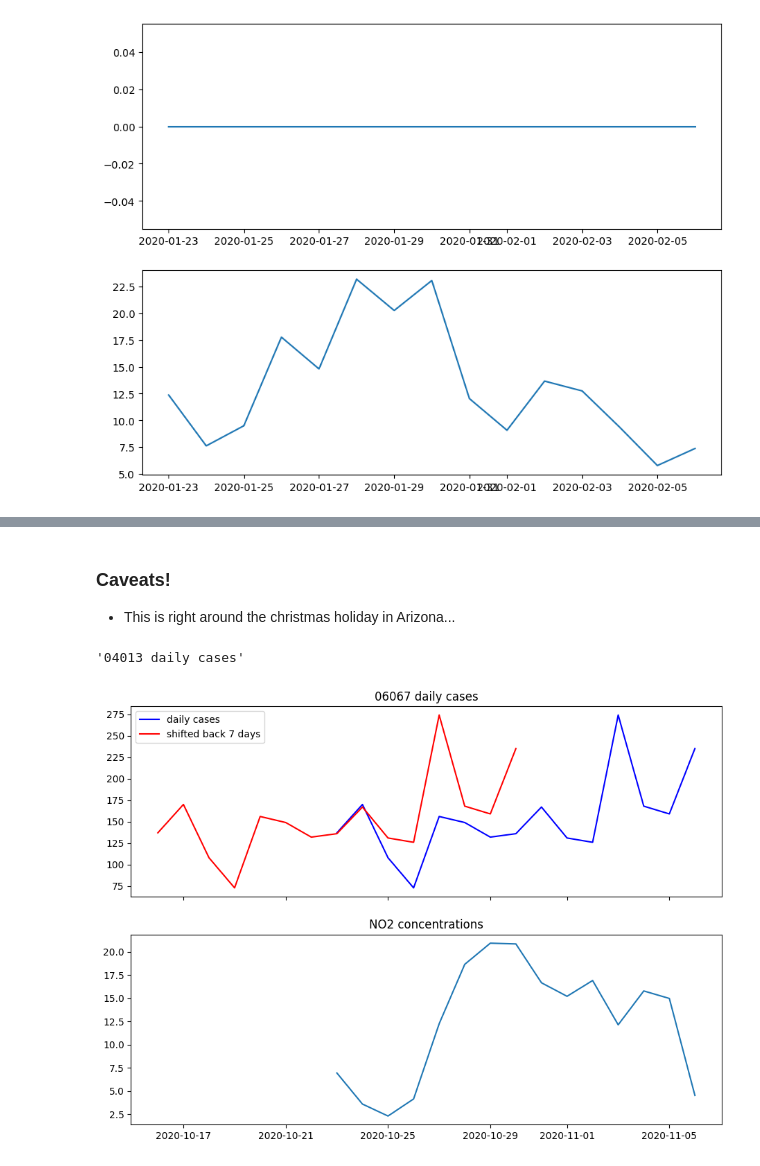
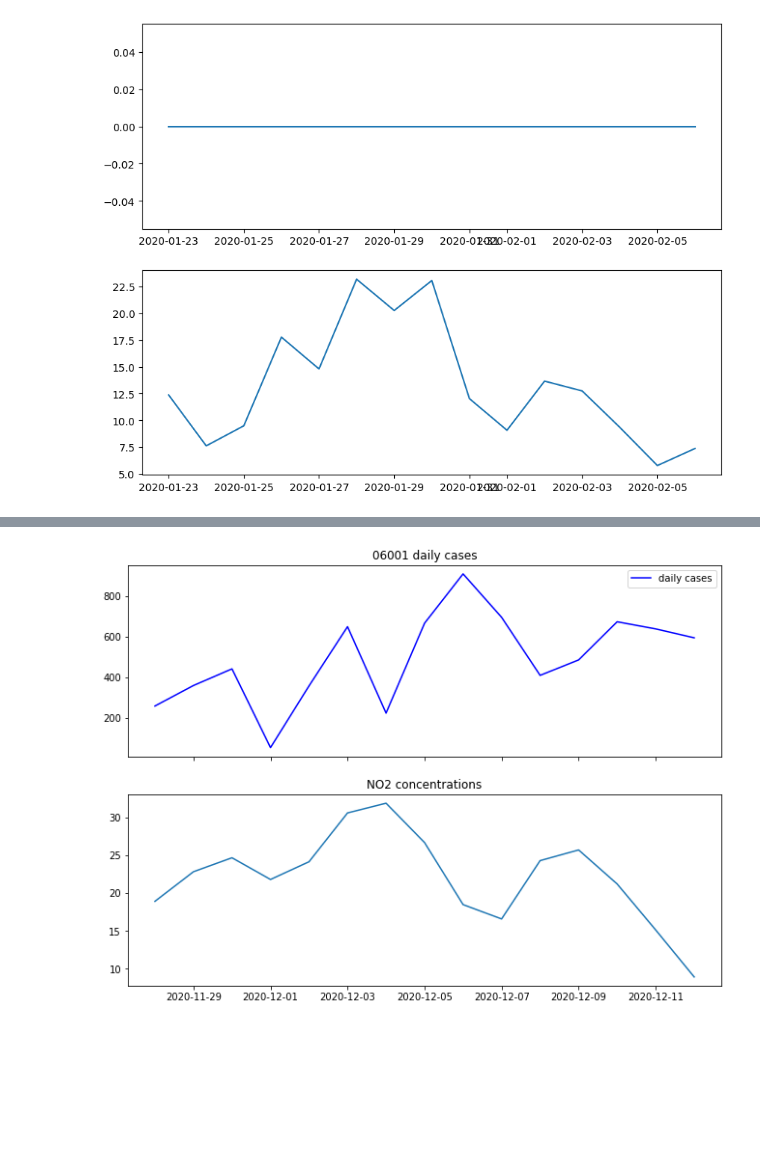
Before and after one commit to richstrouss/capstone, a Jupyter notebook: avk_data_investigation.ipynb, the cells around one changed output, grey strips where cells are left out. Cells and saved outputs as stored; diff of their text form; code cells hidden in the pictures; blank space fills up the shorter version.

```diff
--- a/avk_data_investigation.ipynb
+++ b/avk_data_investigation.ipynb
@@ -535,6 +504,0 @@ al_raw = no2df[no2df['fips'] == '01073'][['Arithmetic Mean']]
-# %%
-first_case_date = pd.Timestamp('2020-1-20')
-rolling_peaks_dict = {}
-for artup in no2rolling_peak.values:
-    tup = artup[0]
-    rolling_peaks_dict[tup[0]] = tup[1]
@@ -595,11 +554,0 @@ get_county_from_fips("04013")
-# %%
-tfip = "04013"
-center_date = ex_dict[tfip]
-
-covdf2 = load_and_augment_fips(tfip)
-fig, axs = plt.subplots(2,1,figsize =(10,8))
-no2_vals = no2df[no2df['fips'] == tfip].loc[center_date - offset:center_date+offset]["Arithmetic Mean"]
-cov_interval = covdf2.loc[center_date - offset:center_date+offset]
-
-axs[0].plot(cov_interval['daily_new_cases'])
-axs[1].plot(no2_vals)
@@ -609,11 +554,0 @@ axs[1].plot(no2_vals)
-# %%
-temp = cov_interval.copy()
-fig, axs = plt.subplots(2,1,figsize =(14,11), sharex='col')
-no2_vals = no2df[no2df['fips'] == tfip].loc[center_date - 2*offset:center_date+2*offset]["Arithmetic Mean"]
-#plotting unshiftedtemp["daily_new_cases"]
-axs[0].set_title("daily_new_cases")
-axs[0].plot(temp["daily_new_cases"],'b',label="daily cases")
-axs[0].plot(temp["daily_new_cases"].shift(-7,freq="D"),'r', label="shifted back 7 days")
-axs[0].legend()
-axs[1].plot(no2_vals)
-axs[1].set_title("NO2 concentrations")
@@ -623,4 +554,0 @@ Text(0.5, 1.0, 'NO2 concentrations')
-# %% [markdown]
-### Caveats!
-
-- This is right around the christmas holiday in Arizona...
@@ -629,25 +555,26 @@ ntest = load_and_augment_fips('06067')
-# %%
-"{} daily cases".format(tfip)
-# %% [output]
-'04013 daily cases'
 # %%
 def dual_plot(tfip, no2df,rolling_peaks_dict):
+    elist = []
     center_date = rolling_peaks_dict[tfip]
     covdf2 = load_and_augment_fips(tfip)
+
     fig, axs = plt.subplots(2,1,figsize =(11,8), sharex=True)
     no2_vals = no2df[no2df['fips'] == tfip].loc[center_date - offset:center_date+offset]["Arithmetic Mean"]
     cov_interval = covdf2.loc[center_date - offset:center_date+offset]
-
-
-
     title_text = "{} daily cases".format(tfip)
-    axs[0].set_title("{} daily cases".format(tfip))
+    axs[0].set_title(title_text)
     axs[0].plot(cov_interval["daily_new_cases"],'b',label="daily cases")
-    axs[0].plot(cov_interval["daily_new_cases"].shift(-7,freq="D"),'r', label="shifted back 7 days")
+    # axs[0].plot(cov_interval["daily_new_cases"].shift(-7,freq="D"),'r', label="shifted back 7 days")
     axs[0].legend()
     axs[1].plot(no2_vals)
     axs[1].set_title("NO2 concentrations")
+    # fig.update_layout(
+    #         autosize=False,
+    #         width=1300,
+    #         height=1100,)
+    # fig.savefig(cwd.joinpath("no2_images","county_peak_plots",f"{tfip}_comparison.jpg"))
+    # plt.close()
-# %%
-dual_plot('06067',no2df,rolling_peaks_dict)
-# %% [output]
-[figure, removed]
+# %%
+dual_plot('06001', no2df, rolling_peaks_dict)
+# %% [output]
+[figure, added]
```
Also changed, not shown: parts of 22 cells of this notebook.
